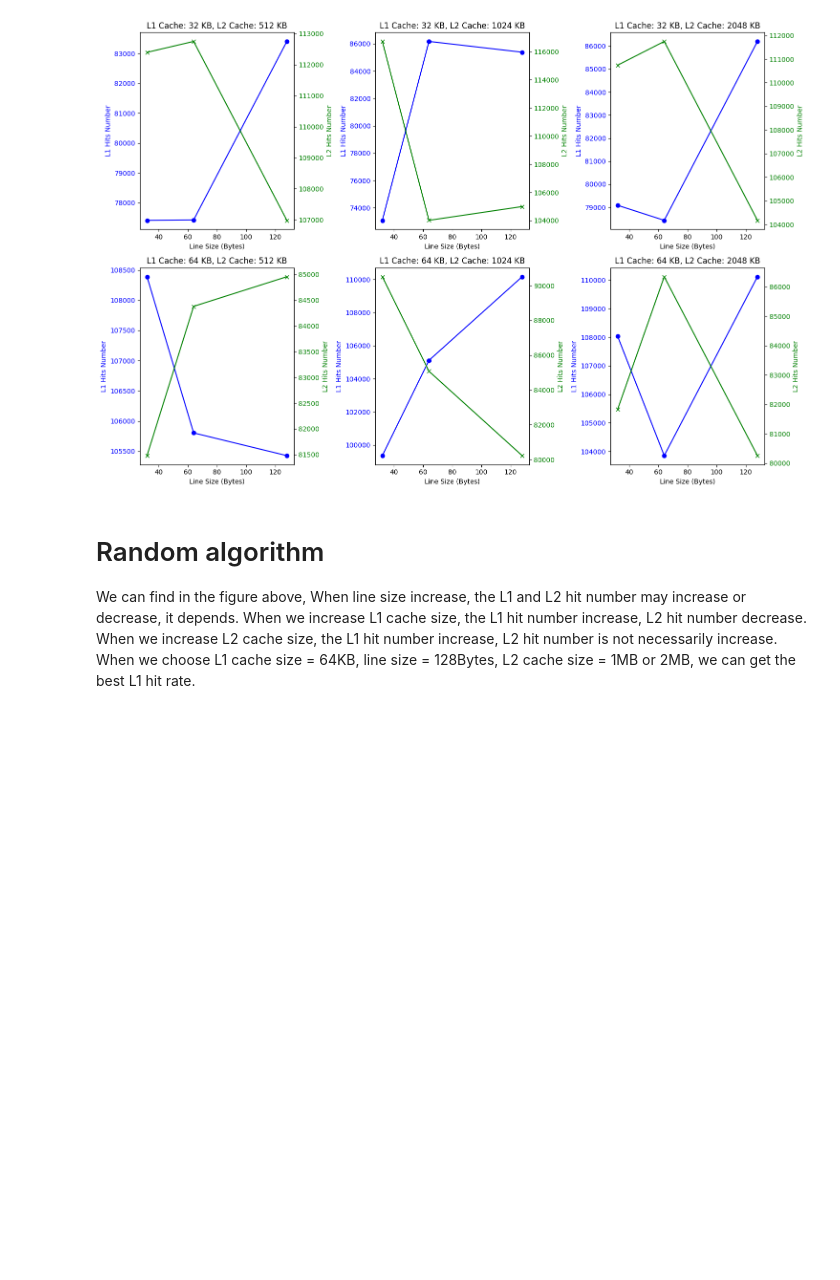
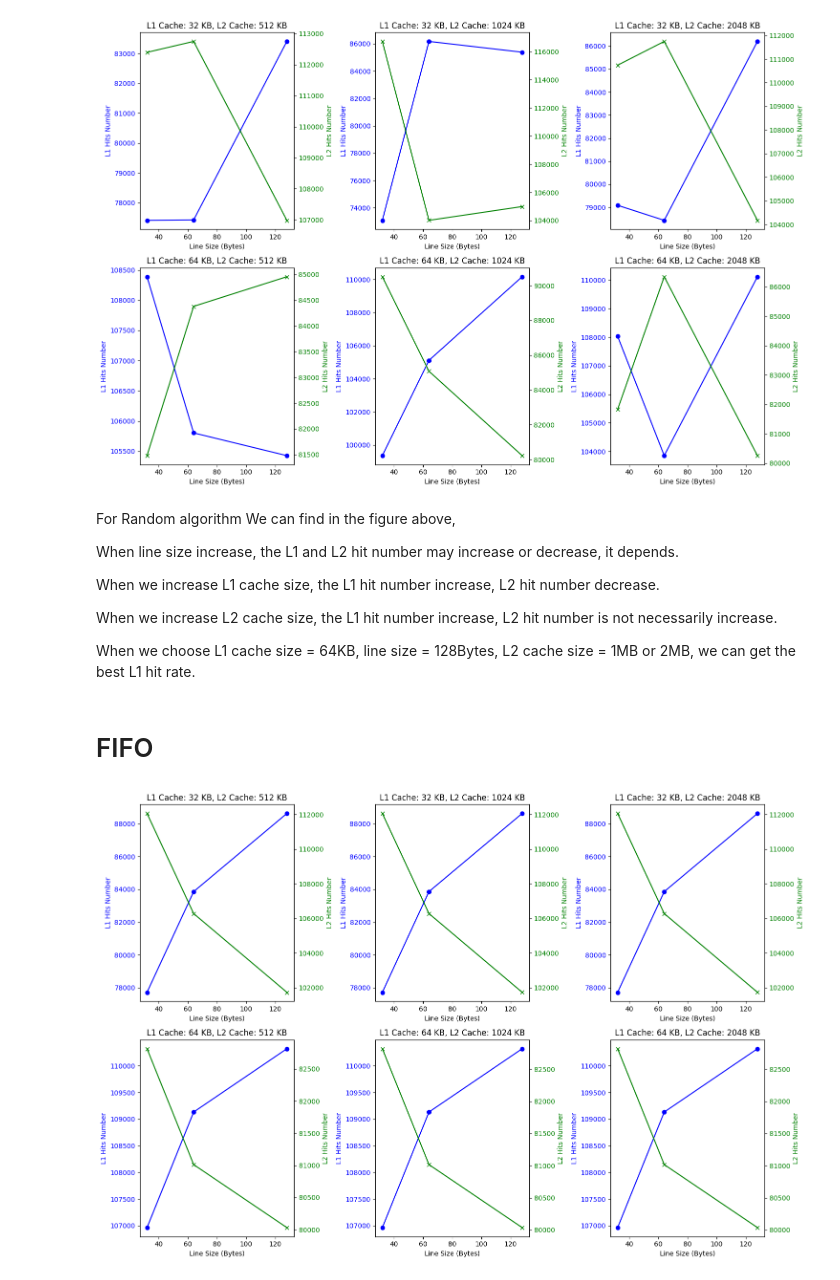
Before and after one commit to damaoooo/CS258_KAUST, a Jupyter notebook: assignment4/drawcase2.ipynb, the cells around one changed output. Cells and saved outputs as stored; diff of their text form; code cells hidden in the pictures; blank space fills up the shorter version.

```diff
--- a/assignment4/draw.ipynb
+++ b/assignment4/drawcase2.ipynb
@@ -96,31 +99,49 @@ plt.show()
 # %% [output]
 [figure]
 # %% [markdown]
-# Random algorithm
 
-We can find in the figure above,
+For Random algorithm We can find in the figure  above,
+
 When line size increase, the L1 and L2 hit number may increase or decrease, it depends.
+
 When we increase L1 cache size, the L1 hit number increase, L2 hit number decrease.
+
 When we increase L2 cache size, the L1 hit number increase, L2 hit number is not necessarily increase.
+
 When we choose L1 cache size = 64KB, line size = 128Bytes, L2 cache size = 1MB or 2MB, we can get the best L1 hit rate.
+# %% [markdown]
+# FIFO
 # %%
 file_path = './case2fifo.log'
 with open(file_path, 'r') as file:
     log_content = file.read()
 
 df = extract_data_to_df(log_content)
 
 fig, axs = plt.subplots(len(l1_cache_sizes), len(l2_cache_sizes), figsize=(15, 10))
 
 for i, l1_cache_size in enumerate(l1_cache_sizes):
     for j, l2_cache_size in enumerate(l2_cache_sizes):
         df_filtered = df[(df['L2 Cache Size'] == l2_cache_size) & (df['L1 Cache Size'] == l1_cache_size)]
 
         if not df_filtered.empty:
-            axs[i, j].plot(df_filtered['Line Size'], df_filtered['L1 Hits'], marker='o', linestyle='-')
+            # Creating a secondary y-axis for L2 Hits
+            ax2 = axs[i, j].twinx()
+
+            # Plotting L1 Hits on the original y-axis
+            axs[i, j].plot(df_filtered['Line Size'], df_filtered['L1 Hits'], marker='o', linestyle='-', color='blue', label='L1 Hits')
+            axs[i, j].set_ylabel('L1 Hits Number', color='blue')
+
+            # Plotting L2 Hits on the secondary y-axis
+            ax2.plot(df_filtered['Line Size'], df_filtered['L2 Hits'], marker='x', linestyle='-', color='green', label='L2 Hits')
+            ax2.set_ylabel('L2 Hits Number', color='green')
+
             axs[i, j].set_title(f'L1 Cache: {l1_cache_size} KB, L2 Cache: {l2_cache_size} KB')
             axs[i, j].set_xlabel('Line Size (Bytes)')
-            axs[i, j].set_ylabel('L1 Hits')
+            axs[i, j].tick_params(axis='y', labelcolor='blue')
+            ax2.tick_params(axis='y', labelcolor='green')
 
 plt.tight_layout()
 plt.show()
+# %% [output]
+[figure, added]
```
Also changed, not shown: parts of 4 cells of this notebook, 2 other files.
